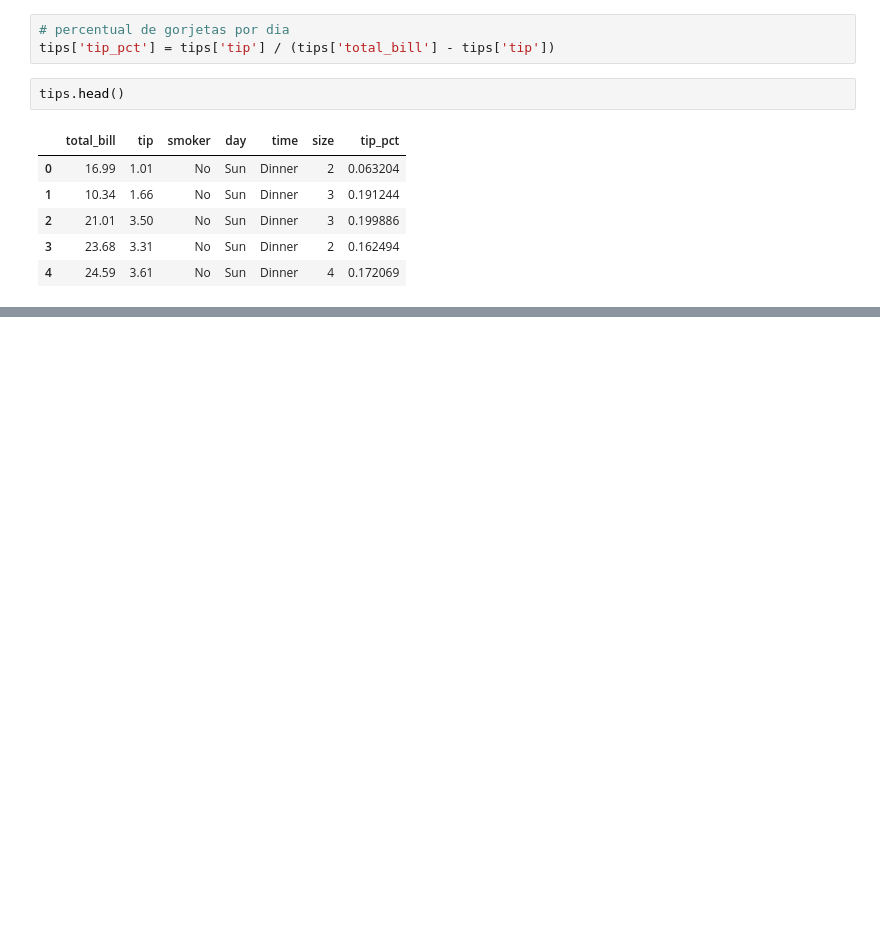
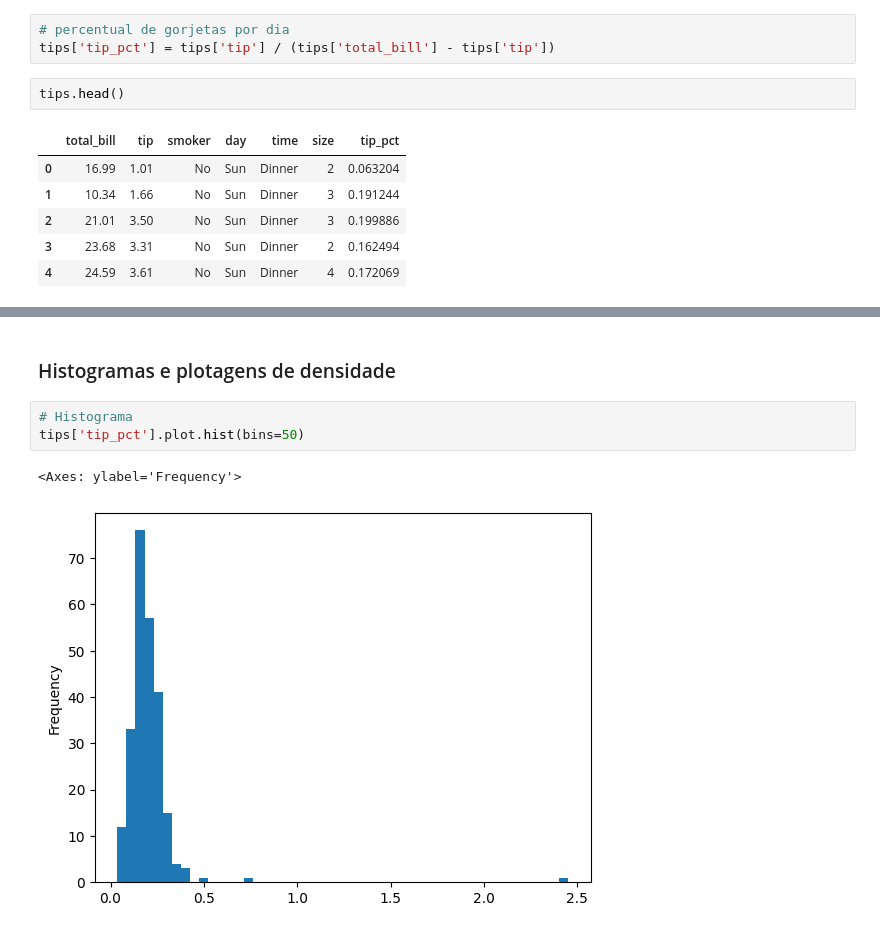
Before and after one commit to valdenio458/livro-python-para-analise-de-dados, a Jupyter notebook: capitulo_9.ipynb, the cells around one changed output, grey strips where cells are left out. Drawn from its saved outputs; the diff is of its cells as text; blank space fills up the shorter version.

```diff
--- a/capitulo_9.ipynb
+++ b/capitulo_9.ipynb
@@ -273,0 +274,8 @@ sns.barplot(x='tip_pct', y='day', data=tips, orient='h')
+# %% [markdown]
+### Histogramas e plotagens de densidade
+# %%
+# Histograma
+tips['tip_pct'].plot.hist(bins=50)
+# %% [output]
+<Axes: ylabel='Frequency'>
+[figure, added]
```
Also changed, not shown: parts of 3 cells of this notebook.
